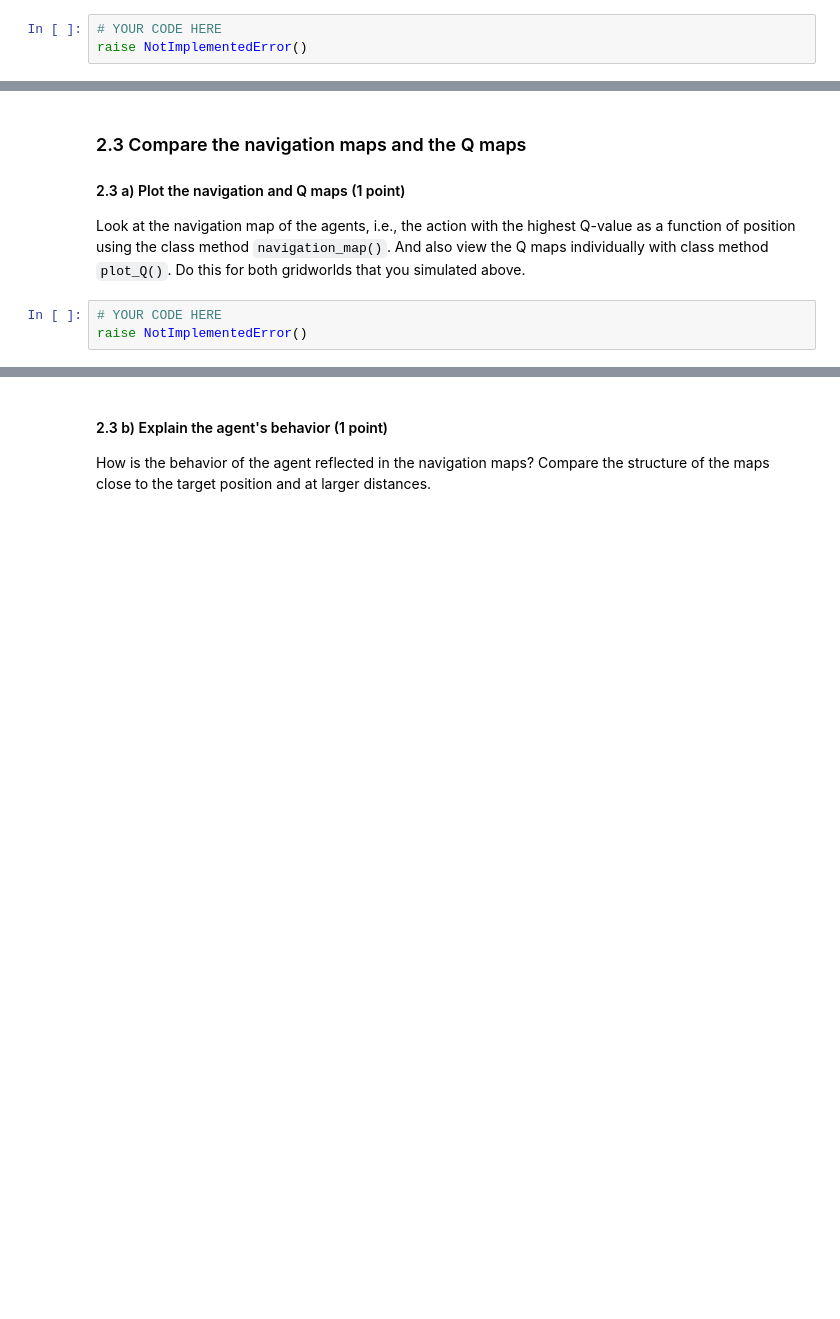
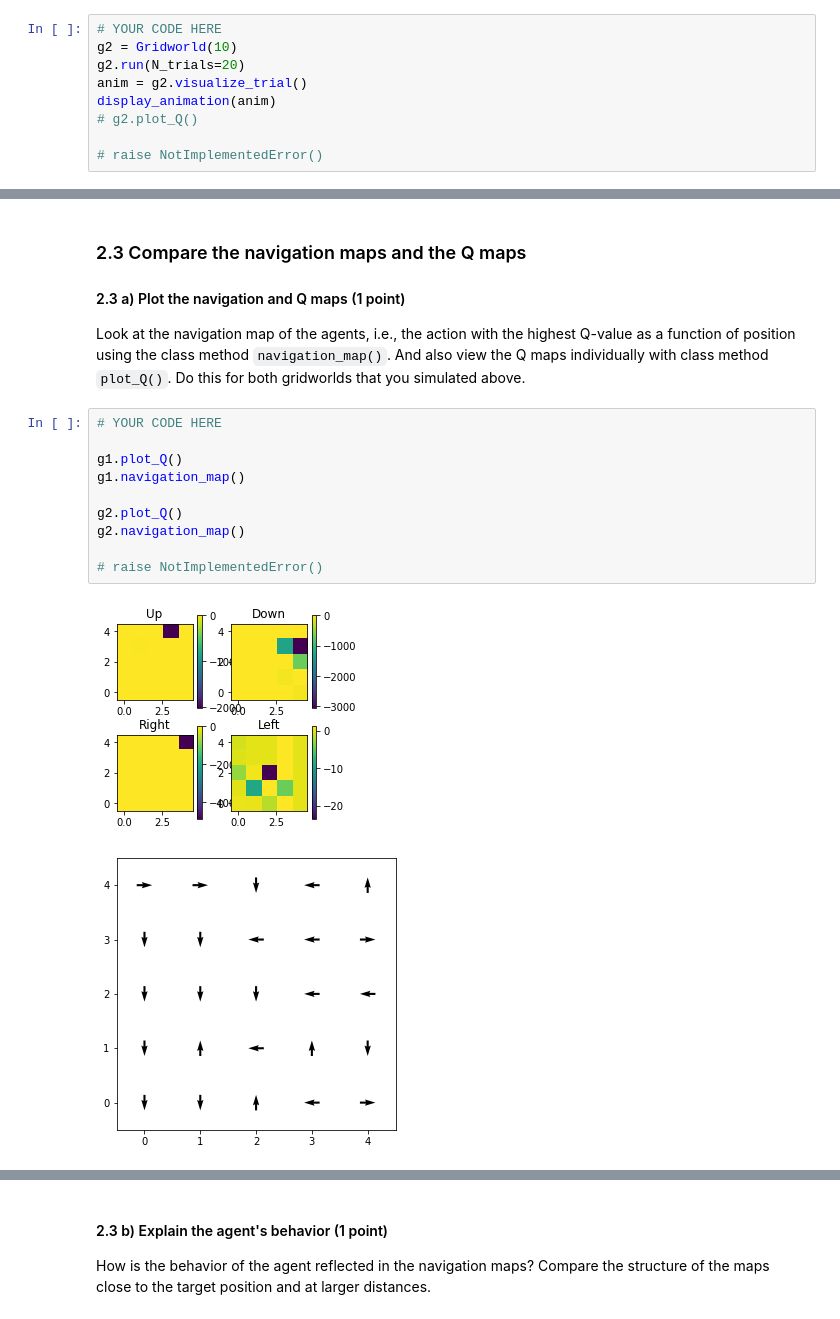
Before and after one commit to Erfan7bt/MHBF, a Jupyter notebook: 8-rl-part-II/rl-part-II.ipynb, the cells around one changed output, grey strips where cells are left out. Cells and saved outputs as stored; diff of their text form; blank space fills up the shorter version.

```diff
--- a/8-rl-part-II/rl-part-II.ipynb
+++ b/8-rl-part-II/rl-part-II.ipynb
@@ -476,4 +486,10 @@ display_animation(anim)
 Define a new `Gridworld` of size 10x10 and let the agent learn again for 20 trials.
 # %%
 # YOUR CODE HERE
-raise NotImplementedError()
+g2 = Gridworld(10)
+g2.run(N_trials=20)
+anim = g2.visualize_trial()
+display_animation(anim)
+# g2.plot_Q()
+
+# raise NotImplementedError()
@@ -489,4 +507,14 @@ YOUR ANSWER HERE
 Look at the navigation map of the agents, i.e., the action with the highest Q-value as a function of position using the class method `navigation_map()`. And also view the Q maps individually with class method `plot_Q()`. Do this for both gridworlds that you simulated above.
 # %%
 # YOUR CODE HERE
-raise NotImplementedError()
+
+g1.plot_Q()
+g1.navigation_map()
+
+g2.plot_Q()
+g2.navigation_map()
+
+# raise NotImplementedError()
+# %% [output]
+[figure, added]
+[figure, added]
```
Also changed, not shown: parts of 15 cells of this notebook.
